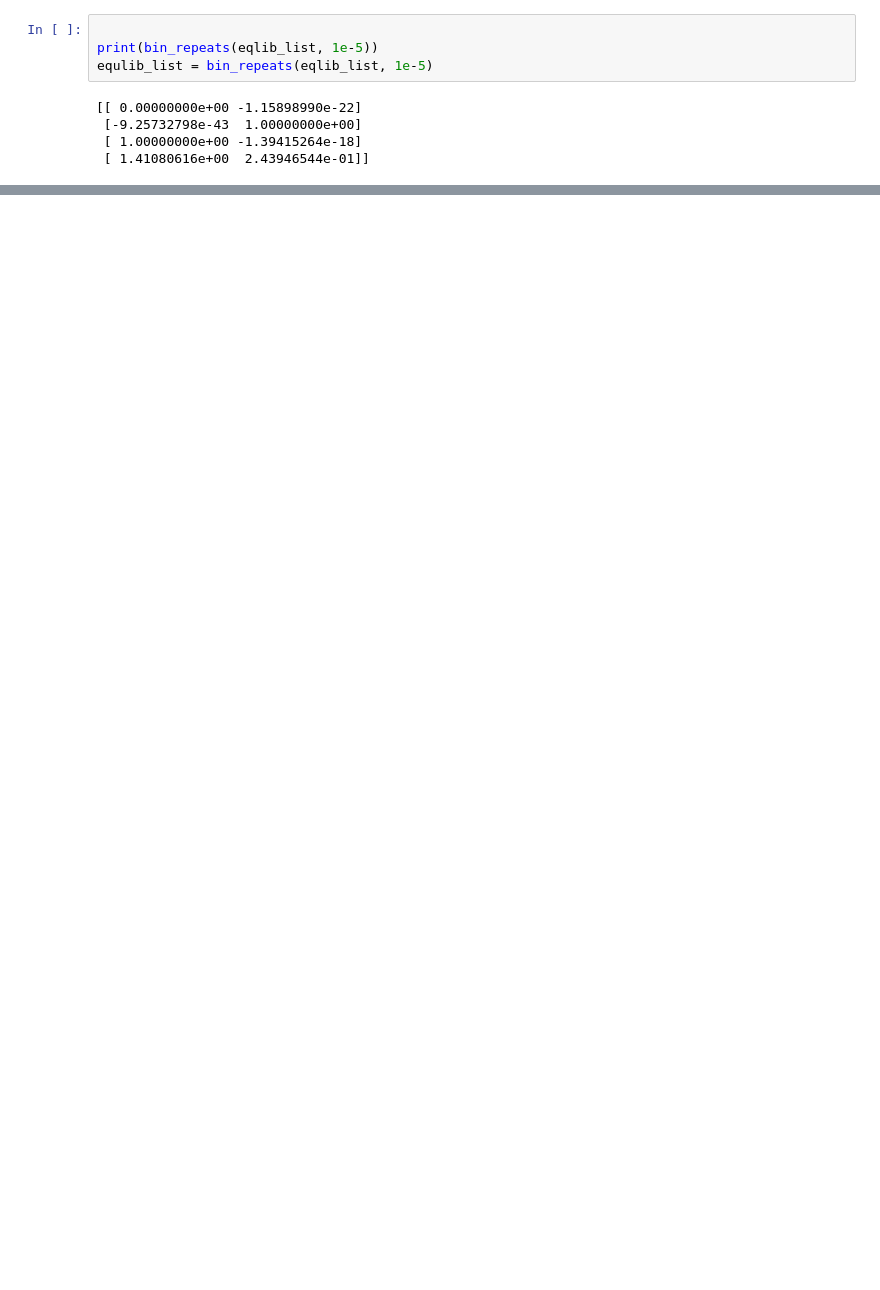
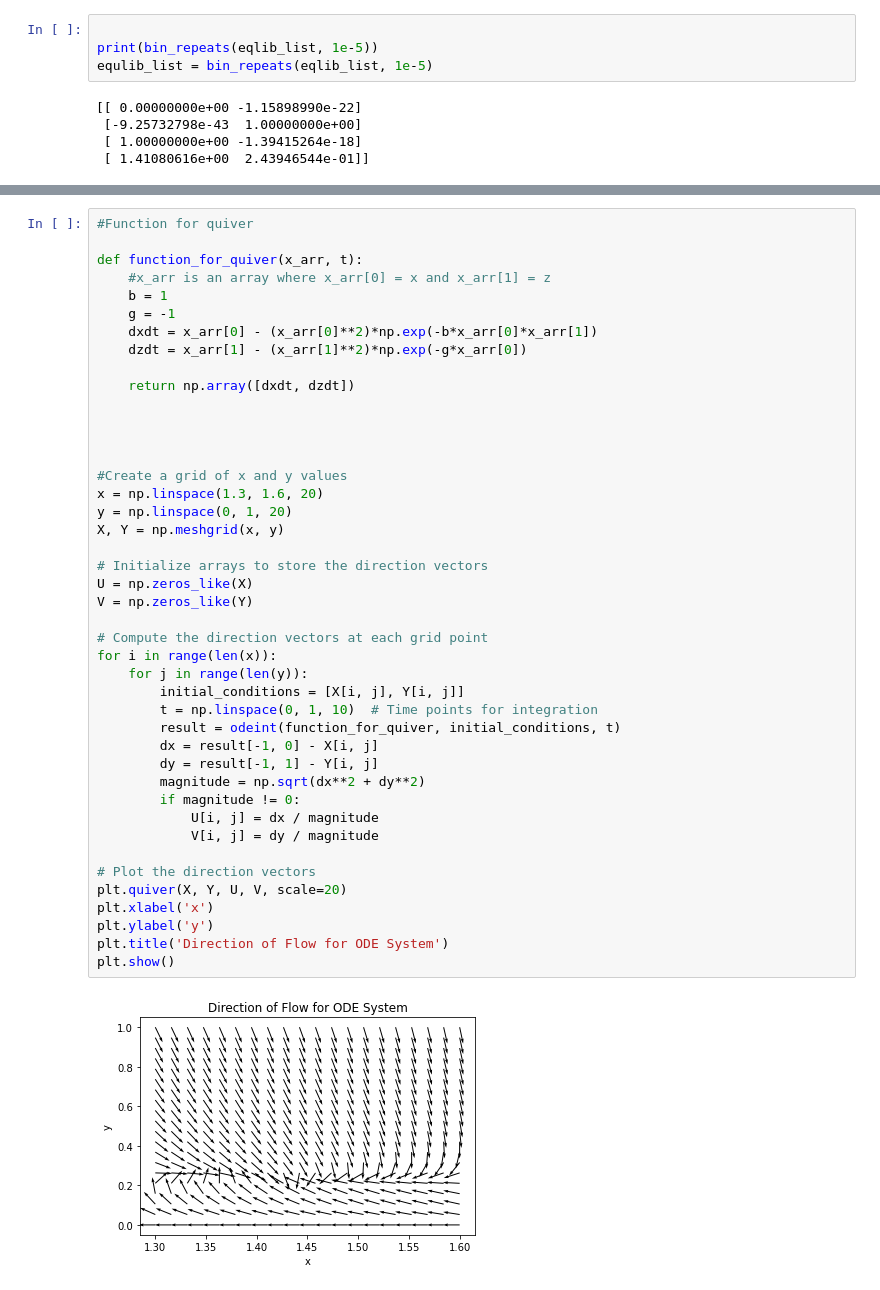
Before and after one commit to aaron-galligan/Case-Study, a Jupyter notebook: MarketCrashes.ipynb, the cells around one changed output, grey strips where cells are left out. Drawn from its saved outputs; the diff is of its cells as text; blank space fills up the shorter version.

```diff
--- a/MarketCrashes.ipynb
+++ b/MarketCrashes.ipynb
@@ -198,0 +234,45 @@ print('Test')
+# %%
+#Function for quiver
+
+def function_for_quiver(x_arr, t):
+    #x_arr is an array where x_arr[0] = x and x_arr[1] = z
+    b = 1
+    g = -1
+    dxdt = x_arr[0] - (x_arr[0]**2)*np.exp(-b*x_arr[0]*x_arr[1])
+    dzdt = x_arr[1] - (x_arr[1]**2)*np.exp(-g*x_arr[0])
+
+    return np.array([dxdt, dzdt])
+
+
+
+
+#Create a grid of x and y values
+x = np.linspace(1.3, 1.6, 20)
+y = np.linspace(0, 1, 20)
+X, Y = np.meshgrid(x, y)
+
+# Initialize arrays to store the direction vectors
+U = np.zeros_like(X)
+V = np.zeros_like(Y)
+
+# Compute the direction vectors at each grid point
+for i in range(len(x)):
+    for j in range(len(y)):
+        initial_conditions = [X[i, j], Y[i, j]]
+        t = np.linspace(0, 1, 10)  # Time points for integration
+        result = odeint(function_for_quiver, initial_conditions, t)
+        dx = result[-1, 0] - X[i, j]
+        dy = result[-1, 1] - Y[i, j]
+        magnitude = np.sqrt(dx**2 + dy**2)
+        if magnitude != 0:
+            U[i, j] = dx / magnitude
+            V[i, j] = dy / magnitude
+
+# Plot the direction vectors
+plt.quiver(X, Y, U, V, scale=20)
+plt.xlabel('x')
+plt.ylabel('y')
+plt.title('Direction of Flow for ODE System')
+plt.show()
+# %% [output]
+[figure, added]
```
Also changed, not shown: parts of 14 cells of this notebook.
